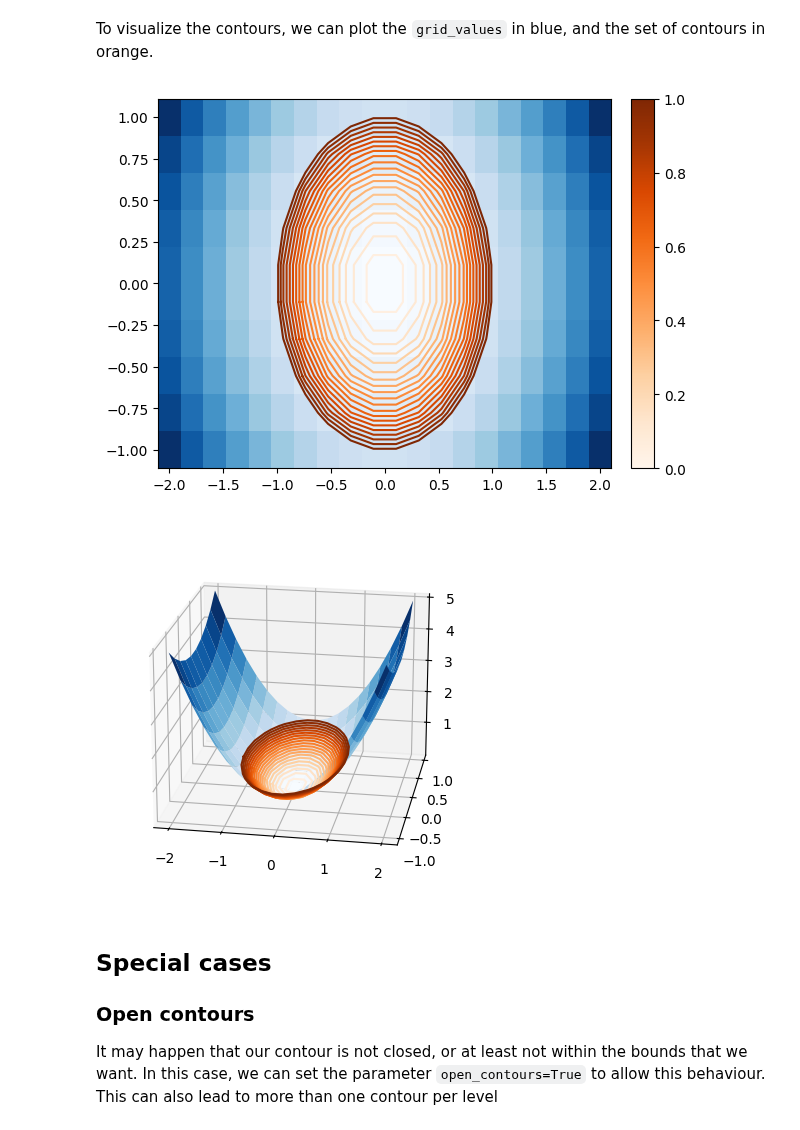
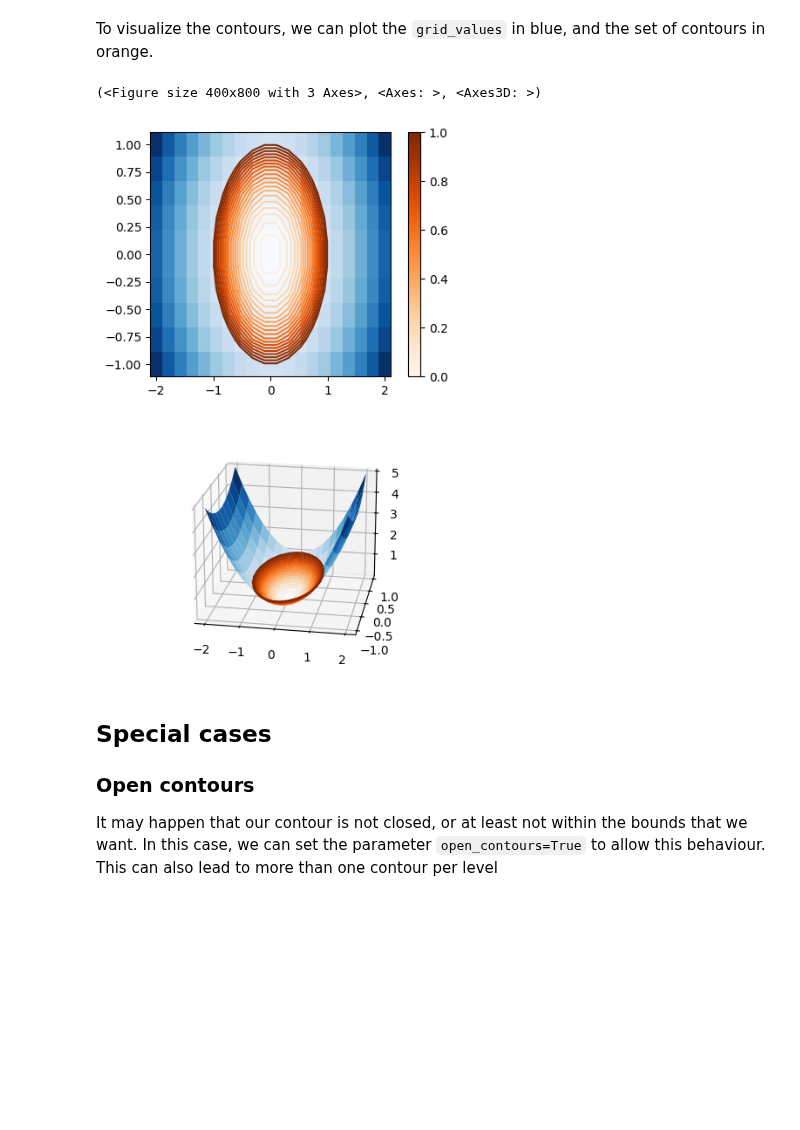
Before and after one commit to piskunow/fermi-contours, a Jupyter notebook: docs/tutorial.ipynb, the cells around one changed output. Saved outputs shown, nothing was run; the diff lists cells and outputs as text; code cells hidden in the pictures; blank space fills up the shorter version.

```diff
--- a/docs/tutorial.ipynb
+++ b/docs/tutorial.ipynb
@@ -48,48 +93,11 @@ array([0.  , 0.05, 0.1 , 0.15, 0.2 , 0.25, 0.3 , 0.35, 0.4 , 0.45, 0.5 ,
 contours = [squares(l) for l in levels]
 # %% [markdown]
 To visualize the contours, we can plot the `grid_values` in blue, and the set of contours in orange.
-# %%
-fig, ax = plt.subplots()
-
-
-n = len(levels)
-color_list = plt.cm.Oranges(np.linspace(0, 1, n))
-
-cmap = plt.cm.Oranges
-norm = colors.Normalize(vmin=levels[0], vmax=levels[-1])
-
-for i, contour in enumerate(contours):
-    ax.plot(*np.array(contour).T, color=color_list[i])
-
-
-divider = make_axes_locatable(ax)
-cax = divider.new_horizontal(size="5%", pad=0.2)
-fig.add_axes(cax)
-fig.colorbar(plt.cm.ScalarMappable(norm=norm, cmap=cmap), cax=cax)
-X, Y = np.meshgrid(*squares.grid_points)
-ax.pcolormesh(X, Y, squares.grid_values.T, cmap="Blues");
-# %% [output]
-[figure, removed]
-# %%
-fig, ax = plt.subplots(subplot_kw=dict(projection='3d', computed_zorder=False))
-
-X, Y = np.meshgrid(*squares.grid_points)
-ax.plot_surface(X, Y, squares.grid_values.T, alpha=1, cmap="Blues")
-ax.view_init(azim=-80, elev=20)
-
-n = len(levels)
-color_list = plt.cm.Oranges(np.linspace(0, 1, n))
-
-cmap = plt.cm.Oranges
-norm = colors.Normalize(vmin=levels[0], vmax=levels[-1])
-
-for i, (level, contour) in enumerate(zip(levels, contours)):
-    if len(contour) > 0:
-        _x, _y = np.array(contour).T
-        _z = np.ones(len(_x))[:, None] * level
-        ax.plot(_x, _y, _z, color=color_list[i])
-# %% [output]
-[figure, removed]
+# %%
+plot_contours(squares, levels=levels, contours=contours)
+# %% [output]
+(<Figure size 400x800 with 3 Axes>, <Axes: >, <Axes3D: >)
+[figure, added]
 # %% [markdown]
 ## Special cases
 
```
Also changed, not shown: parts of 10 cells of this notebook, 2 other files.
